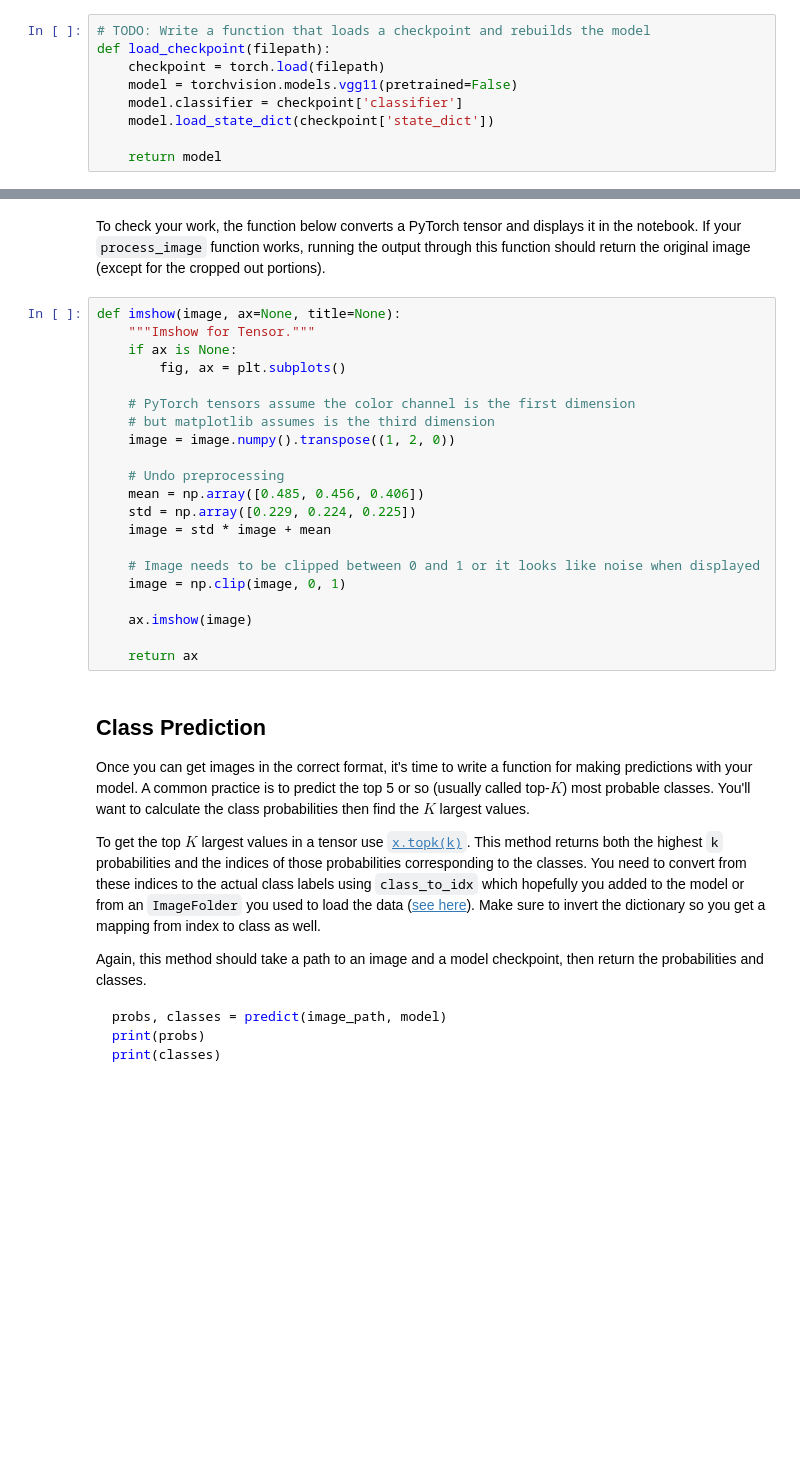
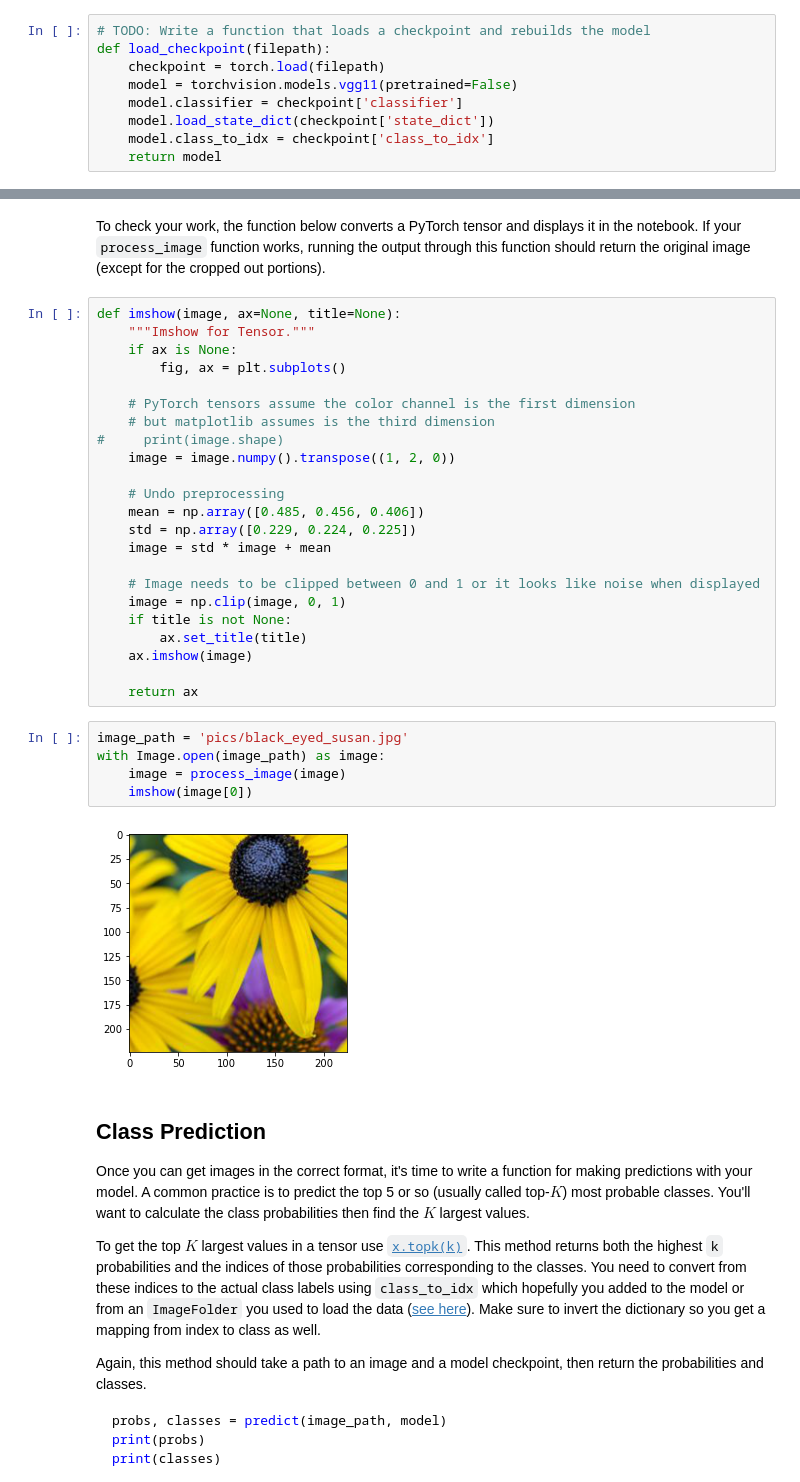
Before and after one commit to solidAIdream66/DLClassifyImage, a Jupyter notebook: Image Classifier Project.ipynb, the cells around one changed output, grey strips where cells are left out. Cells and saved outputs as stored; diff of their text form; blank space fills up the shorter version.

```diff
--- a/Image Classifier Project.ipynb
+++ b/Image Classifier Project.ipynb
@@ -318,7 +320,7 @@ def load_checkpoint(filepath):
     model = torchvision.models.vgg11(pretrained=False)
     model.classifier = checkpoint['classifier']
     model.load_state_dict(checkpoint['state_dict'])
-
+    model.class_to_idx = checkpoint['class_to_idx']
     return model
 # %%
 model = load_checkpoint('checkpoint_73.pth')
@@ -384,6 +419,7 @@ def imshow(image, ax=None, title=None):
 
     # PyTorch tensors assume the color channel is the first dimension
     # but matplotlib assumes is the third dimension
+#     print(image.shape)
     image = image.numpy().transpose((1, 2, 0))
 
     # Undo preprocessing
@@ -393,10 +429,18 @@ def imshow(image, ax=None, title=None):
 
     # Image needs to be clipped between 0 and 1 or it looks like noise when displayed
     image = np.clip(image, 0, 1)
-
+    if title is not None:
+        ax.set_title(title)
     ax.imshow(image)
 
     return ax
+# %%
+image_path = 'pics/black_eyed_susan.jpg'
+with Image.open(image_path) as image:
+    image = process_image(image)
+    imshow(image[0])
+# %% [output]
+[figure, added]
 # %% [markdown]
 ## Class Prediction
 
```
Also changed, not shown: parts of 10 cells of this notebook.
